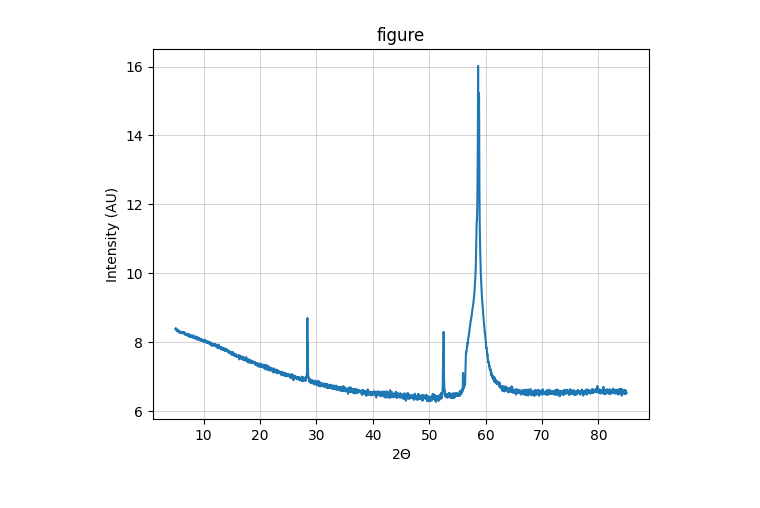
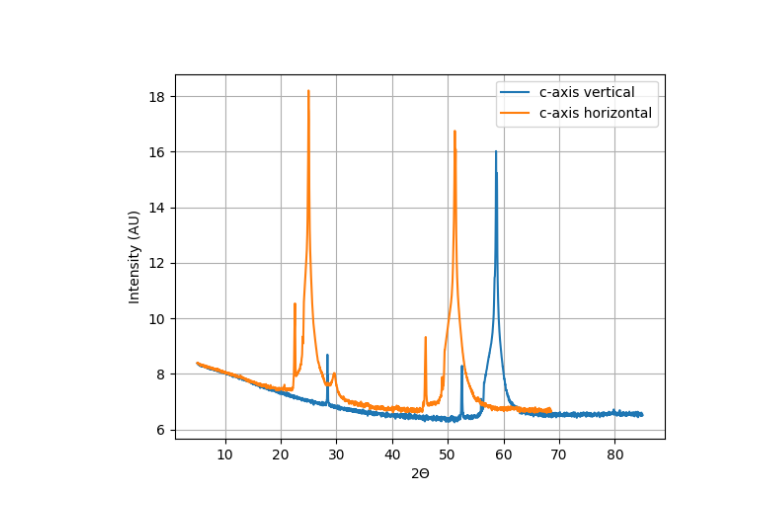
Before and after one commit to SMK-UK/Spectroscopy, a Jupyter notebook: XRD.ipynb, the cells around one changed output. Cells and saved outputs as stored; diff of their text form; code cells hidden in the pictures.

```diff
--- a/XRD.ipynb
+++ b/XRD.ipynb
@@ -4,11 +5,15 @@ import QMPlotter as qmp
 import numpy as np
 # %%
-path = r"C:\Users\sk88\Desktop\Sean_Keenan\PowDLL_XY_XRD_Monday, May 22, 2023.csv"
-data = sf.data_extract([path])
+path = r"C:\Users\sk88\Dropbox (Heriot-Watt University Team)\RES_EPS_Quantum_Photonics_Lab\Experiments\Current Experiments\BB Telecom QM\XRD\0.5% PrYVO\PowDLL_XY_XRD_Monday, May 22, 2023.csv"
+data = sf.open_excel(path)
-# %%
-data_plot = qmp.plotter(data[0][0][0], np.log(data[0][0][1]))
-data_plot.x_lbl = "2${\Theta}$"
-data_plot.y_lbl = 'Intensity (AU)'
-data_plot.display()
-# %% [output]
-[figure, removed]
+# %%
+fig, ax = mp.subplots()
+
+ax.plot(data[0], np.log(data[1]), label='c-axis vertical')
+ax.plot(data[2], np.log(data[3]), label='c-axis horizontal')
+ax.set(xlabel='2$\Theta$', ylabel='Intensity (AU)')
+ax.grid()
+ax.legend()
+fig.savefig(fname='XRD.jpg', dpi=300, format='png', bbox_inches='tight')
+# %% [output]
+[figure, added]
```
Also changed, not shown: parts of 1 cell of this notebook, 4 other files.
